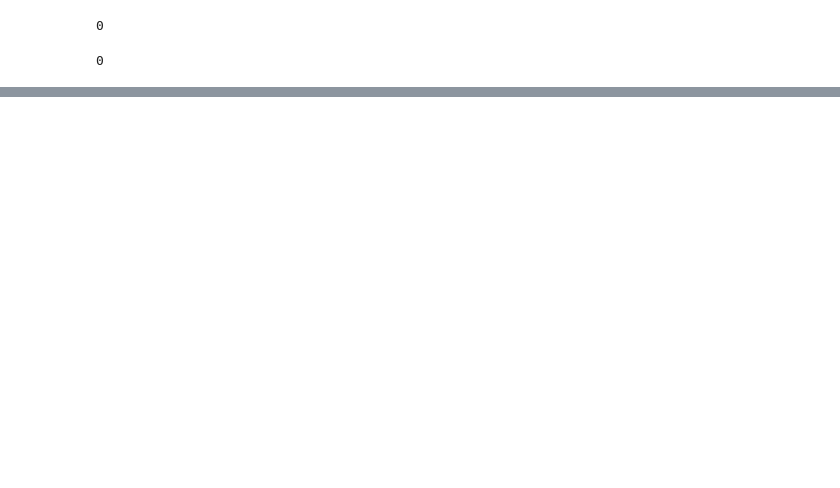
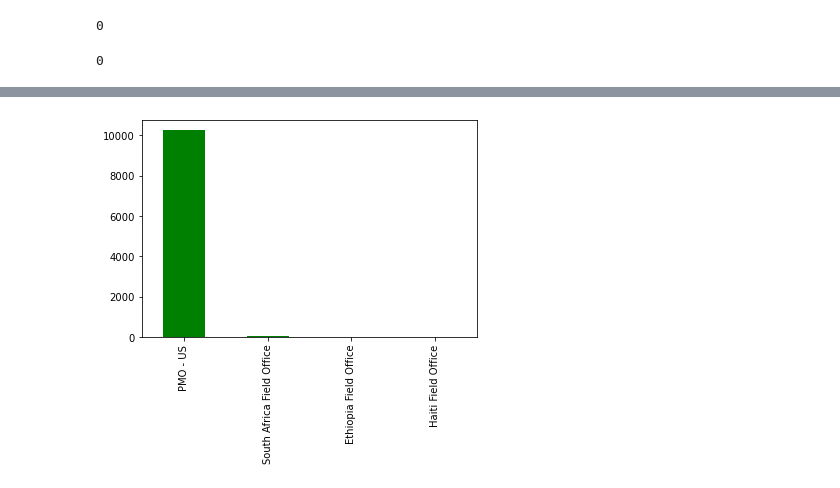
Before and after one commit to chitalemangesh/supply-chain-internship, a Jupyter notebook: Shipment Price Prediction.ipynb, the cells around one changed output, grey strips where cells are left out. Saved outputs shown, nothing was run; the diff lists cells and outputs as text; code cells hidden in the pictures; blank space fills up the shorter version.

```diff
--- a/Shipment Price Prediction.ipynb
+++ b/Shipment Price Prediction.ipynb
@@ -215,0 +442,5 @@ df_shipment.isnull().sum().sum()
+# %%
+df_shipment["Managed By"].value_counts().plot.bar(color='green')
+plt.show()
+# %% [output]
+[figure, added]
```
Also changed, not shown: parts of 38 cells of this notebook.
